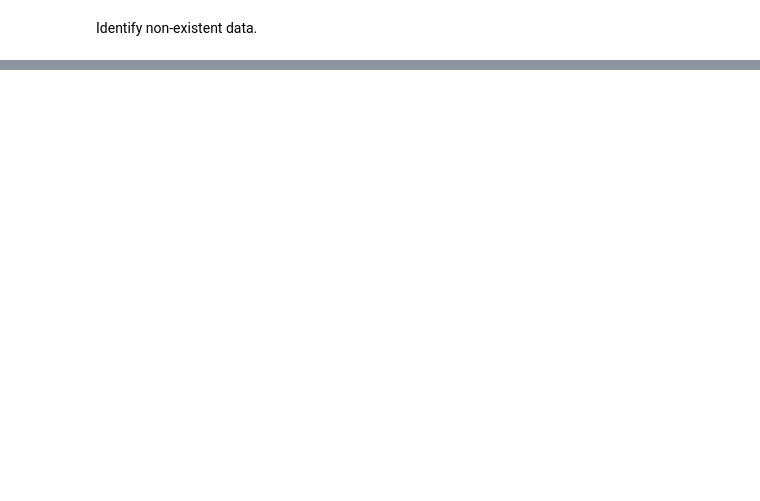
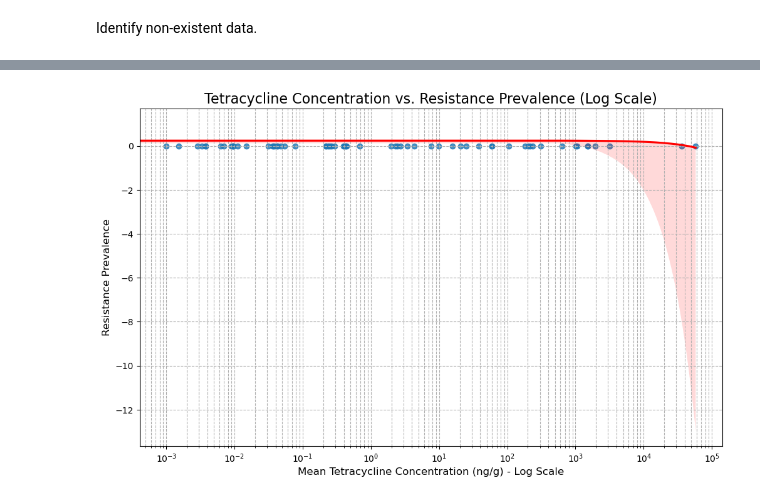
Before and after one commit to patrickayres/AntimicrobialResistanceAnalysis, a Jupyter notebook: AMR_DataAnalysis.ipynb, the cells around one changed output, grey strips where cells are left out. Cells and saved outputs as stored; diff of their text form; code cells hidden in the pictures; blank space fills up the shorter version.

```diff
--- a/AMR_DataAnalysis.ipynb
+++ b/AMR_DataAnalysis.ipynb
@@ -613,0 +880,21 @@ Could not geocode: Shanghai, China
+# %%
+# Load combined dataset
+df = pd.read_csv('combined_dataset.csv')
+
+# Scatter Plot Logarithmic Scale
+plt.figure(figsize=(12, 7))
+
+# Create scatter plot with regression line
+sns.regplot(data=df, x='mean_concentration', y='resistance_prevalence', line_kws={"color":"red"})
+
+# Set the x-axis to log scale
+plt.xscale('log')
+
+plt.title('Tetracycline Concentration vs. Resistance Prevalence (Log Scale)', fontsize=16)
+plt.xlabel('Mean Tetracycline Concentration (ng/g) - Log Scale', fontsize=12)
+plt.ylabel('Resistance Prevalence', fontsize=12)
+plt.grid(True, which="both", ls="--") # Gridlines are helpful on log plots
+plt.savefig('concentration_vs_resistance_scatter_log.png')
+plt.show()
+# %% [output]
+[figure, added]
```
Also changed, not shown: parts of 82 cells of this notebook.
